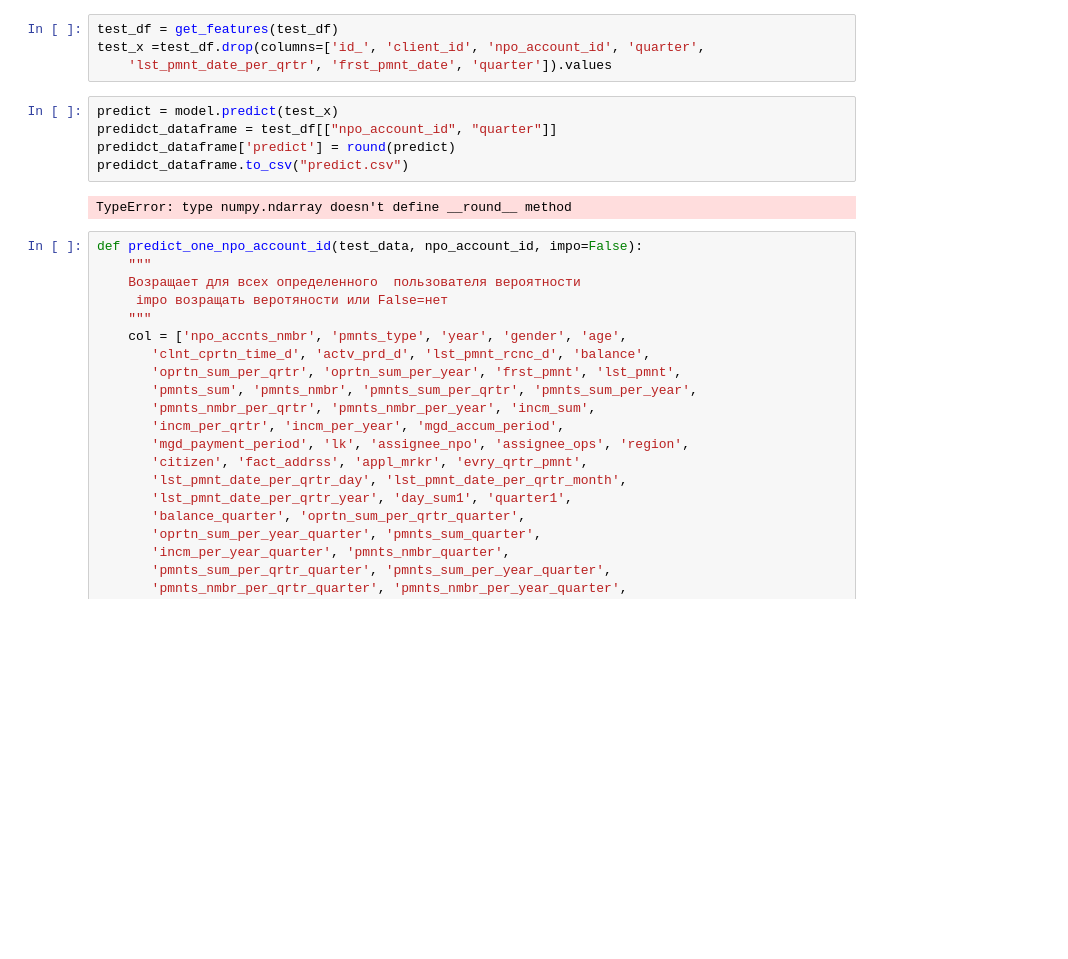
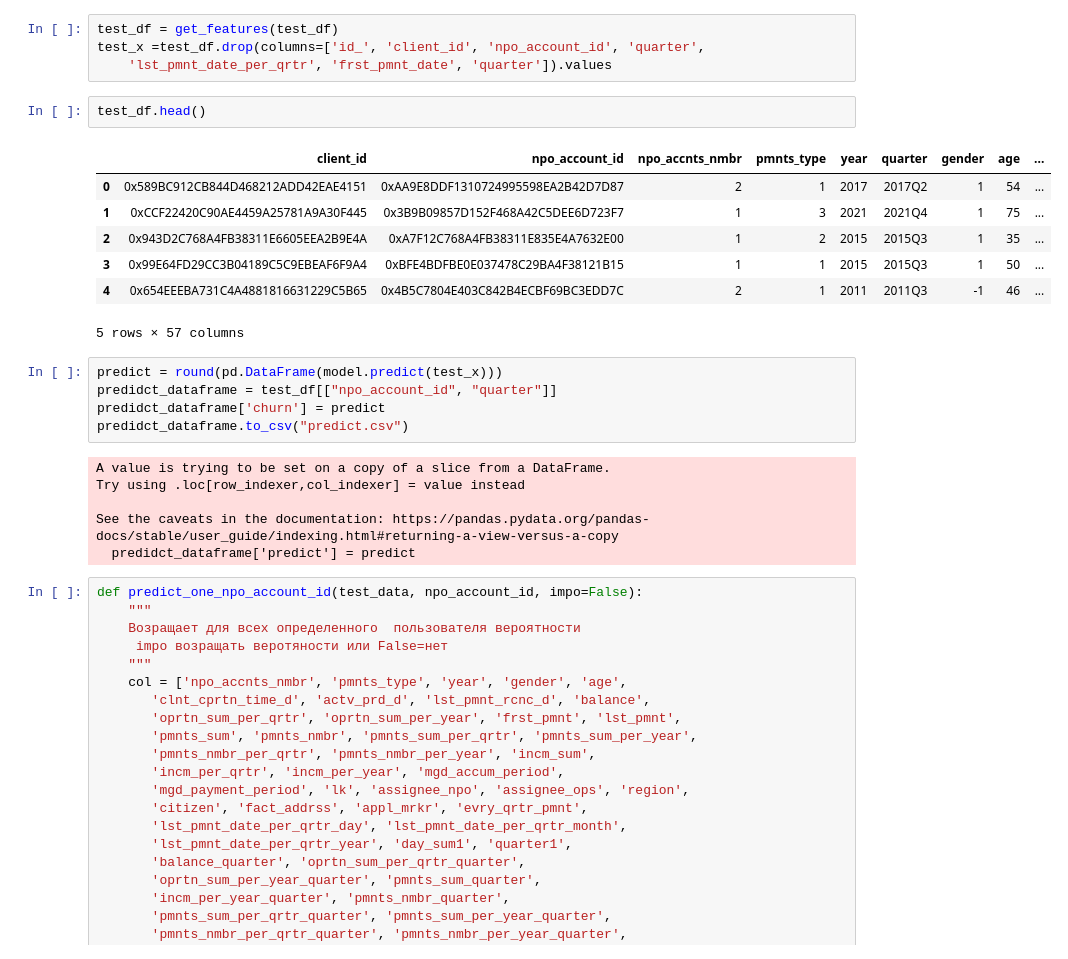
Before and after one commit to anterou/NPO_Case, a Jupyter notebook: main.ipynb, the cells around one changed output. Saved outputs shown, nothing was run; the diff lists cells and outputs as text; blank space fills up the shorter version.

```diff
--- a/main.ipynb
+++ b/main.ipynb
@@ -223,13 +226,27 @@ test_df = pd.read_csv("test.csv")
 test_df = get_features(test_df)
 test_x =test_df.drop(columns=['id_', 'client_id', 'npo_account_id', 'quarter',
     'lst_pmnt_date_per_qrtr', 'frst_pmnt_date', 'quarter']).values
+# %%
+test_df.head()
+# %% [output]
+|  | client_id | npo_account_id | npo_accnts_nmbr | pmnts_type | year | quarter | gender | age | ... |
+| 0 | 0x589BC912CB844D468212ADD42EAE4151 | 0xAA9E8DDF1310724995598EA2B42D7D87 | 2 | 1 | 2017 | 2017Q2 | 1 | 54 | ... |
+| 1 | 0xCCF22420C90AE4459A25781A9A30F445 | 0x3B9B09857D152F468A42C5DEE6D723F7 | 1 | 3 | 2021 | 2021Q4 | 1 | 75 | ... |
+| 2 | 0x943D2C768A4FB38311E6605EEA2B9E4A | 0xA7F12C768A4FB38311E835E4A7632E00 | 1 | 2 | 2015 | 2015Q3 | 1 | 35 | ... |
+| 3 | 0x99E64FD29CC3B04189C5C9EBEAF6F9A4 | 0xBFE4BDFBE0E037478C29BA4F38121B15 | 1 | 1 | 2015 | 2015Q3 | 1 | 50 | ... |
+| 4 | 0x654EEEBA731C4A4881816631229C5B65 | 0x4B5C7804E403C842B4ECBF69BC3EDD7C | 2 | 1 | 2011 | 2011Q3 | -1 | 46 | ... |
+5 rows × 57 columns
 # %%
-predict = model.predict(test_x)
+predict = round(pd.DataFrame(model.predict(test_x)))
 predidct_dataframe = test_df[["npo_account_id", "quarter"]]
-predidct_dataframe['predict'] = round(predict)
+predidct_dataframe['churn'] = predict
 predidct_dataframe.to_csv("predict.csv")
 # %% [output]
-TypeError: type numpy.ndarray doesn't define __round__ method
+A value is trying to be set on a copy of a slice from a DataFrame.
+Try using .loc[row_indexer,col_indexer] = value instead
+
+See the caveats in the documentation: https://pandas.pydata.org/pandas-docs/stable/user_guide/indexing.html#returning-a-view-versus-a-copy
+  predidct_dataframe['predict'] = predict
 # %%
 def predict_one_npo_account_id(test_data, npo_account_id, impo=False):
     """
```
Also changed, not shown: parts of 8 cells of this notebook.
